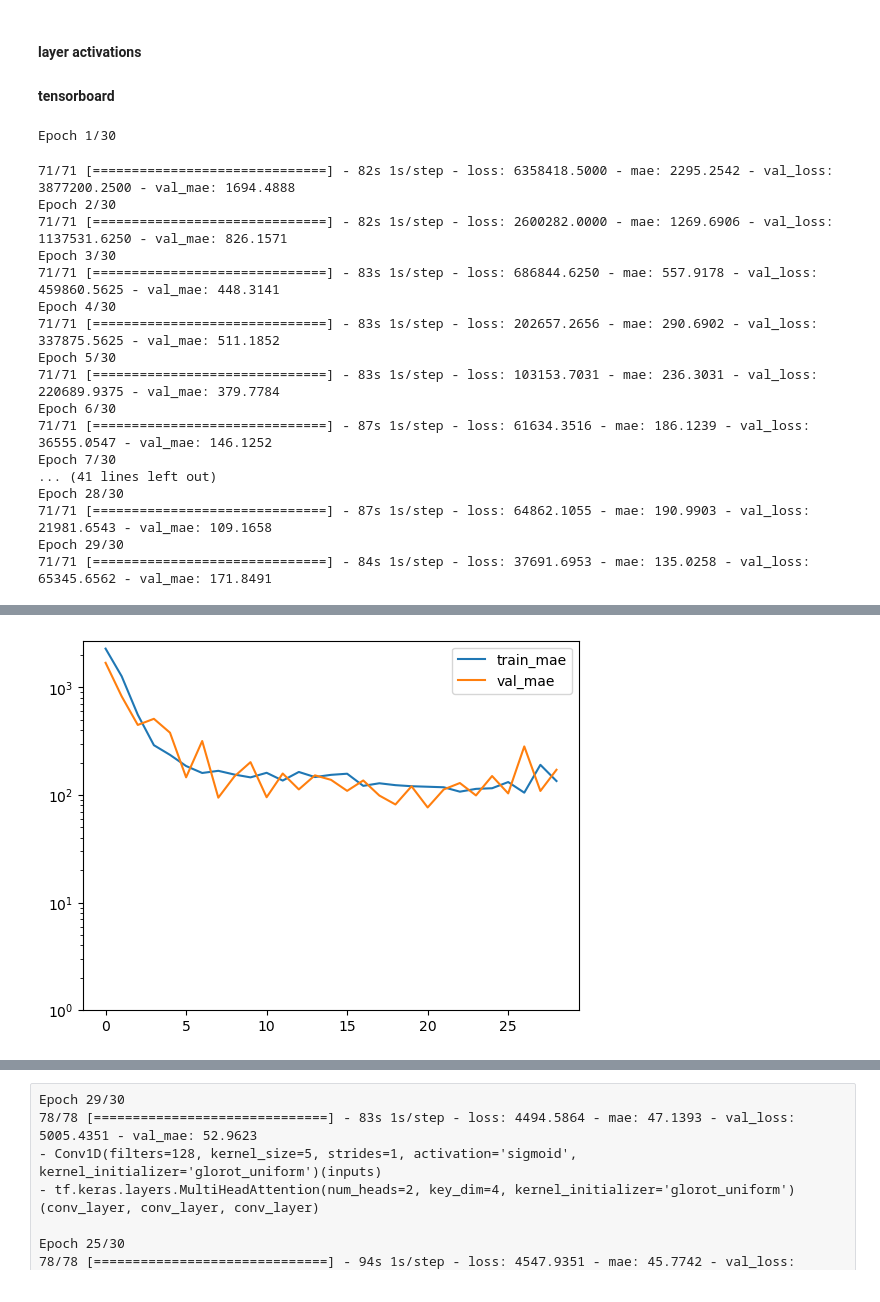
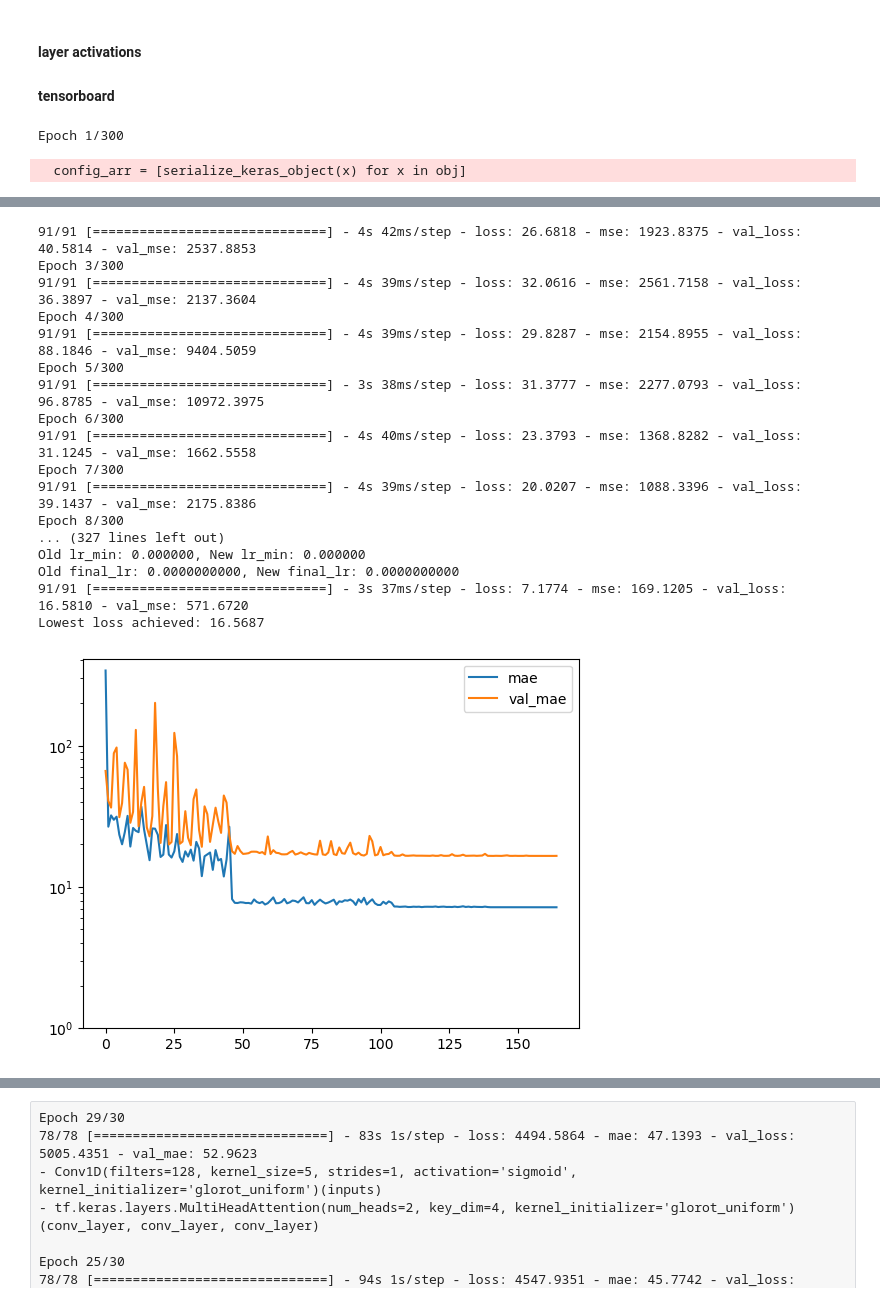
Before and after one commit to kshptl/ML-Futures, a Jupyter notebook: daily_high_low/CNN-Transformer.ipynb, the cells around one changed output, grey strips where cells are left out. Cells and saved outputs as stored; diff of their text form; code cells hidden in the pictures.

Commit message:
Final models
best_model_high is for the daily high
best_model_low is for the daily low

```diff
--- a/daily_high_low/CNN-Transformer.ipynb
+++ b/daily_high_low/CNN-Transformer.ipynb
@@ -135,14 +144,14 @@ y_test = y[indices[split_index:]]
 # %%
-# Reshape X_train to a 2D array
-X_train = np.asarray(X_train)
-orig_shape = X_train.shape
+# # Reshape X_train to a 2D array
+# X_train = np.asarray(X_train)
+# orig_shape = X_train.shape
 
-# Fit the scaler to the data and transform X_train
-scaler = StandardScaler()
-X_train = scaler.fit_transform(X_train.reshape((-1, X_train.shape[-1])))
+# # Fit the scaler to the data and transform X_train
+# scaler = StandardScaler()
+# X_train = scaler.fit_transform(X_train.reshape((-1, X_train.shape[-1])))
 
-# Reshape X_train_scaled_2d back to the original shape
-X_train = list(X_train.reshape(orig_shape))
+# # Reshape X_train_scaled_2d back to the original shape
+# X_train = list(X_train.reshape(orig_shape))
 # %%
 # Define the Transformer model
 
@@ -216,55 +193,44 @@ tf.keras.utils.plot_model(model, to_file='model_plot.png', show_shapes=True, sho
 #### layer activations
 #### tensorboard
 # %%
-epochs = 30
+epochs = 300
 lr = 1e-2
 
 train_steps_per_epoch = len(X_train[0]) // batch_size
 
-lr_schedule = OneCycleScheduler(lr, train_steps_per_epoch)
+#lr_schedule = OneCycleScheduler(lr, train_steps_per_epoch)
+lr_schedule = OneCycleScheduler(lr_max=lr, steps=train_steps_per_epoch, reduce_lr_patience=10, reduce_lr_factor=0.1)
 lr_finder = LRFinder()
+
+# Define the ReduceLROnPlateau callback
+reduce_lr = ReduceLROnPlateau(monitor='loss', factor=0.5, patience=10)
+
 
 log_dir = "logs/fit/" + dt.datetime.now().strftime("%Y%m%d-%H%M%S")
 tensorboard_callback = tf.keras.callbacks.TensorBoard(log_dir=log_dir, histogram_freq=1)
 # Define the Early Stopping callback
 early_stopping = EarlyStopping(
     monitor='val_loss',  # Metric to monitor for early stopping
-    patience=10,  # Number of epochs with no improvement after which training will be stopped
+    patience=20,  # Number of epochs with no improvement after which training will be stopped
     restore_best_weights=True  # Restore the best model weights based on the monitored metric
 )
 
 # Define the ModelCheckpoint callback to save the best model during training
 checkpoint = ModelCheckpoint(
-    'best_model.h5',  # Filepath to save the best model
+    'best_model_test.h5',  # Filepath to save the best model
     monitor='val_loss',  # Metric to monitor for saving the best model
     save_best_only=True  # Save only the best model based on the monitored metric
 )
 
-history = model.fit(X_train, y_train, epochs=epochs, validation_split=0.1,
-                    callbacks=[lr_schedule, tensorboard_callback, early_stopping, checkpoint])
+history = model.fit(X_train, y_train[:,1], epochs=epochs, validation_split=0.11111,
+                    callbacks=[lr_schedule, early_stopping, tensorboard_callback, checkpoint])
 
 # Plot the training and validation loss and MAE
-plt.semilogy(history.history['mae'], label='train_mae')
-plt.semilogy(history.history['val_mae'], label='val_mae')
+plt.semilogy(history.history['loss'], label='mae')
+plt.semilogy(history.history['val_loss'], label='val_mae')
 plt.ylim(ymin=1)  # Set the y-axis minimum value to 0
 plt.legend()
 plt.show()
 # %% [output]
-Epoch 1/30
+Epoch 1/300
-71/71 [==============================] - 82s 1s/step - loss: 6358418.5000 - mae: 2295.2542 - val_loss: 3877200.2500 - val_mae: 1694.4888
-Epoch 2/30
-71/71 [==============================] - 82s 1s/step - loss: 2600282.0000 - mae: 1269.6906 - val_loss: 1137531.6250 - val_mae: 826.1571
-Epoch 3/30
-71/71 [==============================] - 83s 1s/step - loss: 686844.6250 - mae: 557.9178 - val_loss: 459860.5625 - val_mae: 448.3141
-Epoch 4/30
-71/71 [==============================] - 83s 1s/step - loss: 202657.2656 - mae: 290.6902 - val_loss: 337875.5625 - val_mae: 511.1852
-Epoch 5/30
-71/71 [==============================] - 83s 1s/step - loss: 103153.7031 - mae: 236.3031 - val_loss: 220689.9375 - val_mae: 379.7784
-Epoch 6/30
-71/71 [==============================] - 87s 1s/step - loss: 61634.3516 - mae: 186.1239 - val_loss: 36555.0547 - val_mae: 146.1252
-Epoch 7/30
-... (41 lines left out)
-Epoch 28/30
-71/71 [==============================] - 87s 1s/step - loss: 64862.1055 - mae: 190.9903 - val_loss: 21981.6543 - val_mae: 109.1658
-Epoch 29/30
-71/71 [==============================] - 84s 1s/step - loss: 37691.6953 - mae: 135.0258 - val_loss: 65345.6562 - val_mae: 171.8491
+  config_arr = [serialize_keras_object(x) for x in obj]
@@ -271 +239,18 @@ Epoch 29/30
+91/91 [==============================] - 4s 42ms/step - loss: 26.6818 - mse: 1923.8375 - val_loss: 40.5814 - val_mse: 2537.8853
+Epoch 3/300
+91/91 [==============================] - 4s 39ms/step - loss: 32.0616 - mse: 2561.7158 - val_loss: 36.3897 - val_mse: 2137.3604
+Epoch 4/300
+91/91 [==============================] - 4s 39ms/step - loss: 29.8287 - mse: 2154.8955 - val_loss: 88.1846 - val_mse: 9404.5059
+Epoch 5/300
+91/91 [==============================] - 3s 38ms/step - loss: 31.3777 - mse: 2277.0793 - val_loss: 96.8785 - val_mse: 10972.3975
+Epoch 6/300
+91/91 [==============================] - 4s 40ms/step - loss: 23.3793 - mse: 1368.8282 - val_loss: 31.1245 - val_mse: 1662.5558
+Epoch 7/300
+91/91 [==============================] - 4s 39ms/step - loss: 20.0207 - mse: 1088.3396 - val_loss: 39.1437 - val_mse: 2175.8386
+Epoch 8/300
+... (327 lines left out)
+Old lr_min: 0.000000, New lr_min: 0.000000
+Old final_lr: 0.0000000000, New final_lr: 0.0000000000
+91/91 [==============================] - 3s 37ms/step - loss: 7.1774 - mse: 169.1205 - val_loss: 16.5810 - val_mse: 571.6720
+Lowest loss achieved: 16.5687
-[figure, old version]
+[figure, new version]
```
Also changed, not shown: parts of 17 cells of this notebook, 6 other files.
